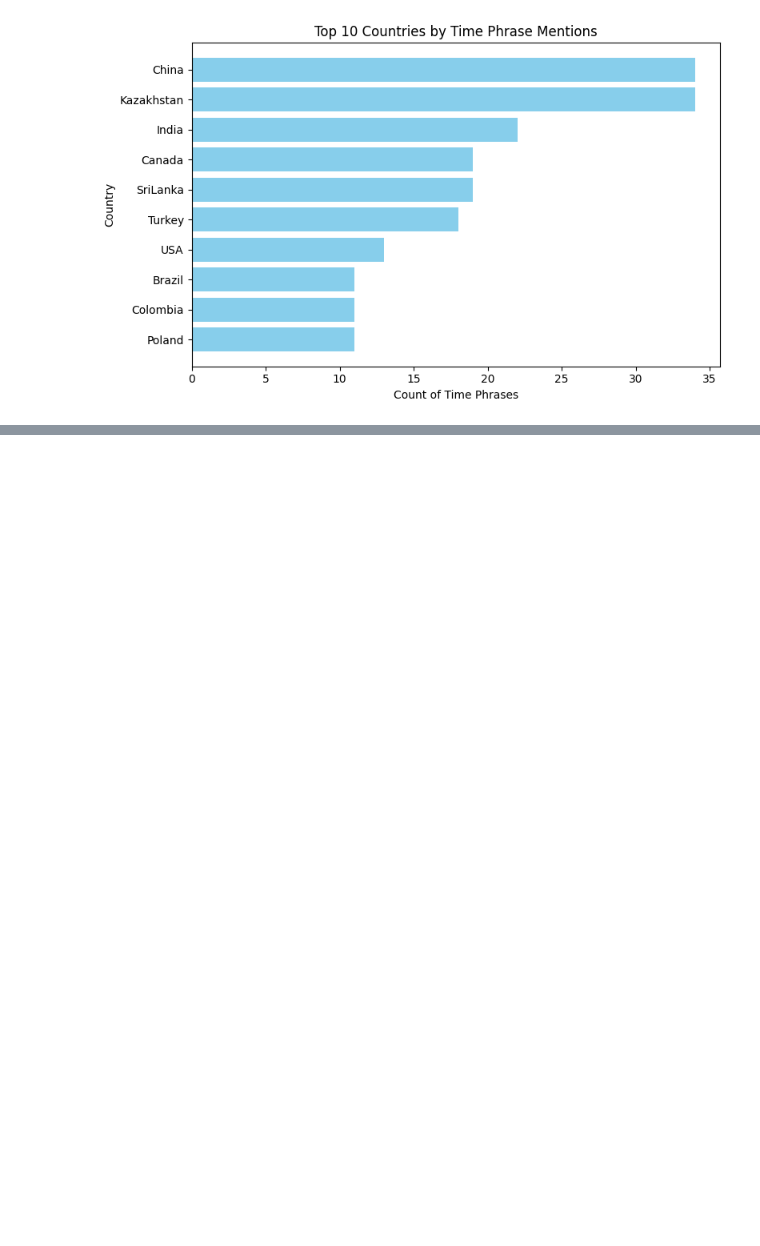
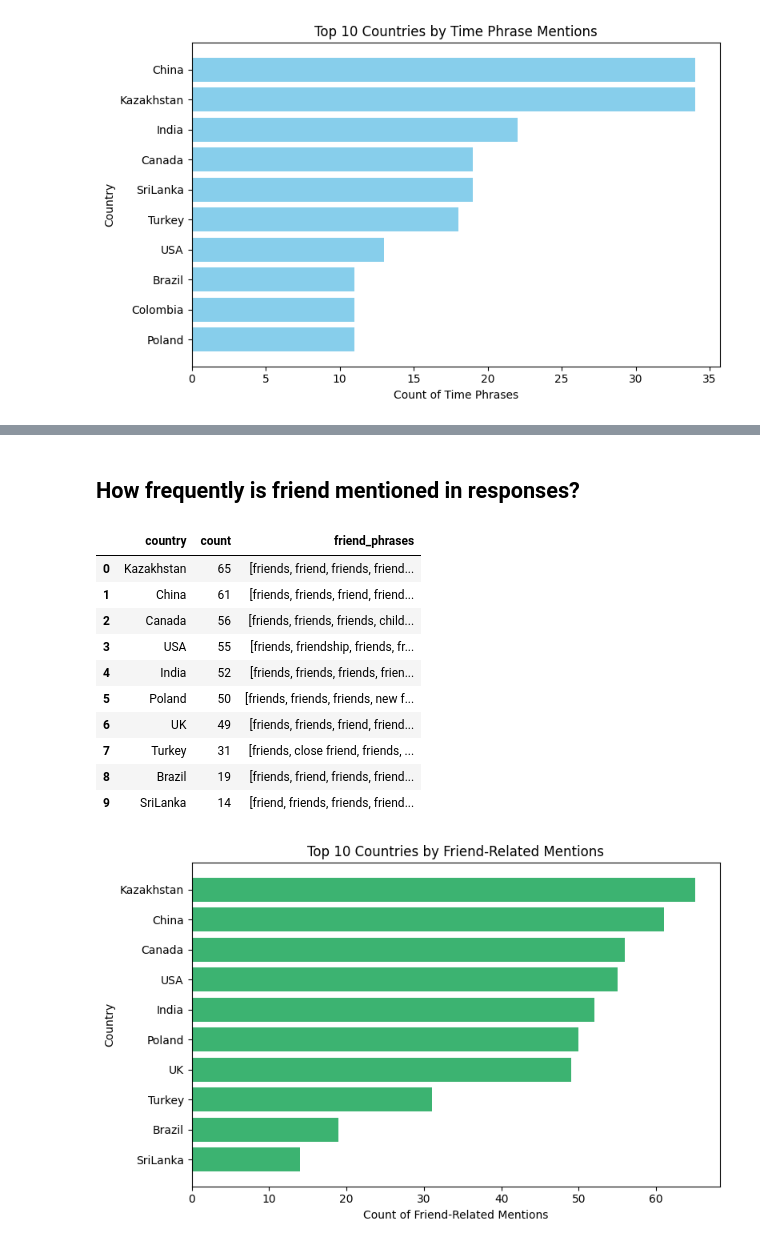
Before and after one commit to vvader24/WJC, a Jupyter notebook: Vinita/Study1_final.ipynb, the cells around one changed output, grey strips where cells are left out. Drawn from its saved outputs; the diff is of its cells as text; code cells hidden in the pictures; blank space fills up the shorter version.

```diff
--- a/Vinita/Study1_final.ipynb
+++ b/Vinita/Study1_final.ipynb
@@ -1038,0 +1171,65 @@ plt.show()
+# %% [markdown]
+## How frequently is friend mentioned in responses?
+# %%
+import re
+import numpy as np
+
+# --- Extract friend-related phrases from Open_Q1_Q7_clean ---
+
+# Define patterns for friend and related words/phrases
+friend_patterns = [
+    r'\bfriend\b', r'\bfriends\b', r'\bfriendship\b', r'\bbest friend\b', r'\bbestfriend\b',
+    r'\bclose friend\b', r'\bclose friends\b', r'\bex-friend\b', r'\bex friend\b',
+    r'\bmake friends\b', r'\bmaking friends\b', r'\blost friend\b', r'\blost friends\b',
+    r'\bfalling out\b', r'\bfell out\b', r'\bfriendly\b', r'\bunfriend\b', r'\bunfriended\b',
+    r'\bnew friend\b', r'\bnew friends\b', r'\bchildhood friend\b', r'\bchildhood friends\b'
+]
+friend_regex = re.compile('|'.join(friend_patterns), re.IGNORECASE)
+
+# Extract friend-related phrases into a new column
+friend_phrases_df = merged_df.copy()
+friend_phrases_df["friend_phrases"] = (
+    friend_phrases_df["Open_Q1_Q7_clean"]
+    .apply(lambda x: friend_regex.findall(str(x)) if pd.notna(x) else [])
+    .apply(lambda lst: lst if lst else np.nan)
+)
+
+# Group by country: count and collect phrases, dropping NA/nan phrases
+country_friend_counts = (
+    friend_phrases_df.dropna(subset=["friend_phrases"])
+    .groupby("country")
+    .agg(
+        count=("friend_phrases", "count"),
+        friend_phrases=("friend_phrases", lambda x: sum(x, []))  # flatten lists
+    )
+    .sort_values("count", ascending=False)
+    .head(10)
+    .reset_index()
+)
+
+display(country_friend_counts)
+
+# Plot: Country on y-axis, count on x-axis (horizontal bar plot)
+import matplotlib.pyplot as plt
+
+plt.figure(figsize=(8, 5))
+plt.barh(country_friend_counts["country"], country_friend_counts["count"], color="mediumseagreen")
+plt.xlabel("Count of Friend-Related Mentions")
+plt.ylabel("Country")
+plt.title("Top 10 Countries by Friend-Related Mentions")
+plt.gca().invert_yaxis()
+plt.tight_layout()
+plt.show()
+# %% [output]
+|  | country | count | friend_phrases |
+| 0 | Kazakhstan | 65 | [friends, friend, friends, friend... |
+| 1 | China | 61 | [friends, friends, friend, friend... |
+| 2 | Canada | 56 | [friends, friends, friends, child... |
+| 3 | USA | 55 | [friends, friendship, friends, fr... |
+| 4 | India | 52 | [friends, friends, friends, frien... |
+| 5 | Poland | 50 | [friends, friends, friends, new f... |
+| 6 | UK | 49 | [friends, friends, friend, friend... |
+| 7 | Turkey | 31 | [friends, close friend, friends, ... |
+| 8 | Brazil | 19 | [friends, friend, friends, friend... |
+| 9 | SriLanka | 14 | [friend, friends, friends, friend... |
+[figure, added]
```
Also changed, not shown: parts of 11 cells of this notebook.
